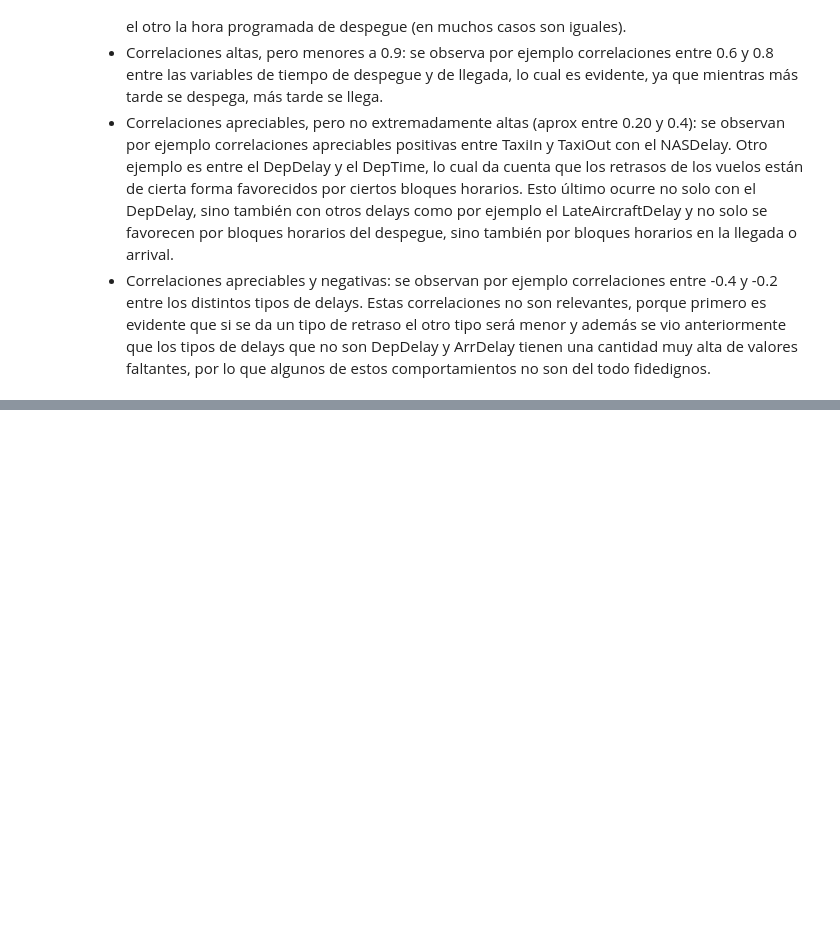
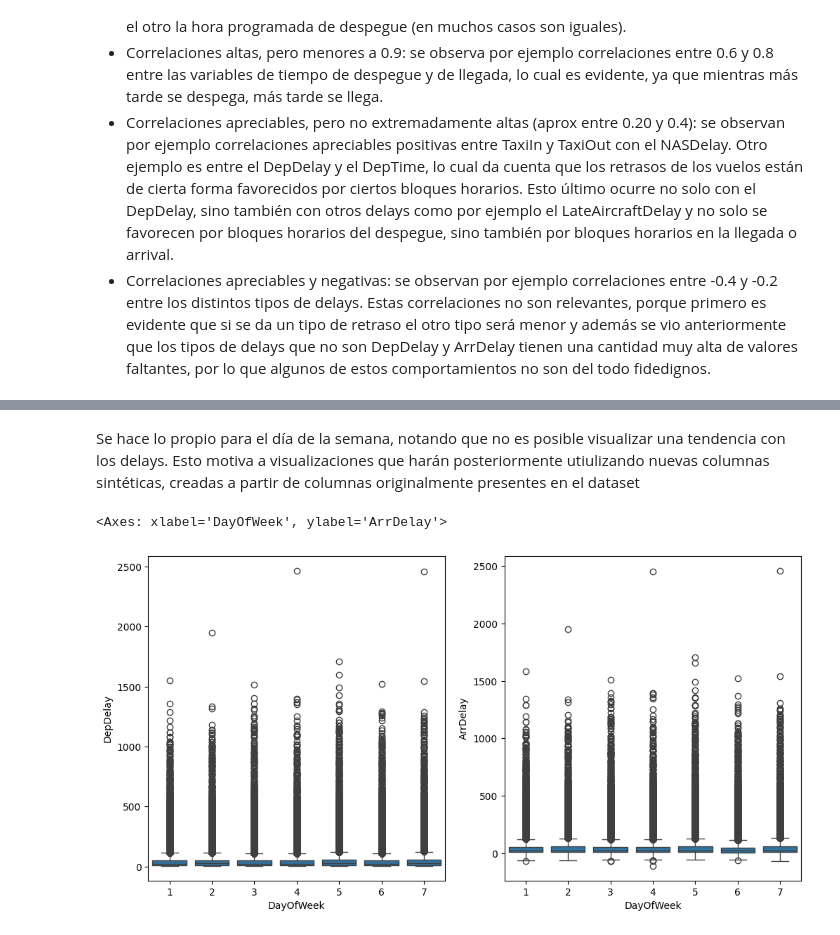
Before and after one commit to DiegoLeonG96/proyecto-pydatascience-udd, a Jupyter notebook: 01_Analisis_Exploratorio.ipynb, the cells around one changed output, grey strips where cells are left out. Saved outputs shown, nothing was run; the diff lists cells and outputs as text; code cells hidden in the pictures; blank space fills up the shorter version.

```diff
--- a/01_Analisis_Exploratorio.ipynb
+++ b/01_Analisis_Exploratorio.ipynb
@@ -503,0 +528,9 @@ Los espacios en blanco dan cuenta de casos donde no fue posible calcular la corr
+# %% [markdown]
+Se hace lo propio para el día de la semana, notando que no es posible visualizar una tendencia con los delays. Esto motiva a visualizaciones que harán posteriormente utiulizando nuevas columnas sintéticas, creadas a partir de columnas originalmente presentes en el dataset
+# %%
+fig, ax = plt.subplots(nrows=1, ncols=2, sharex=False, sharey=False, figsize=(12,6))
+sns.boxplot(data=data, x="DayOfWeek", y="DepDelay", ax=ax[0])
+sns.boxplot(data=data, x="DayOfWeek", y="ArrDelay", ax=ax[1])
+# %% [output]
+<Axes: xlabel='DayOfWeek', ylabel='ArrDelay'>
+[figure, added]
```
Also changed, not shown: parts of 6 cells of this notebook.
